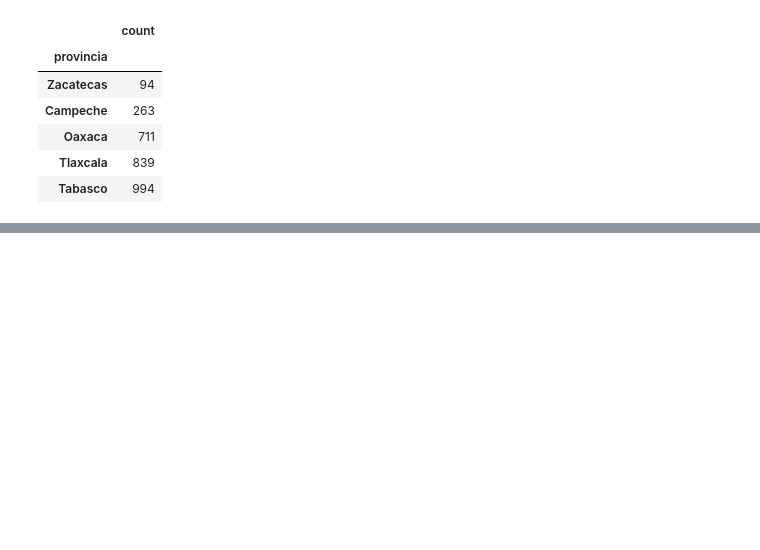
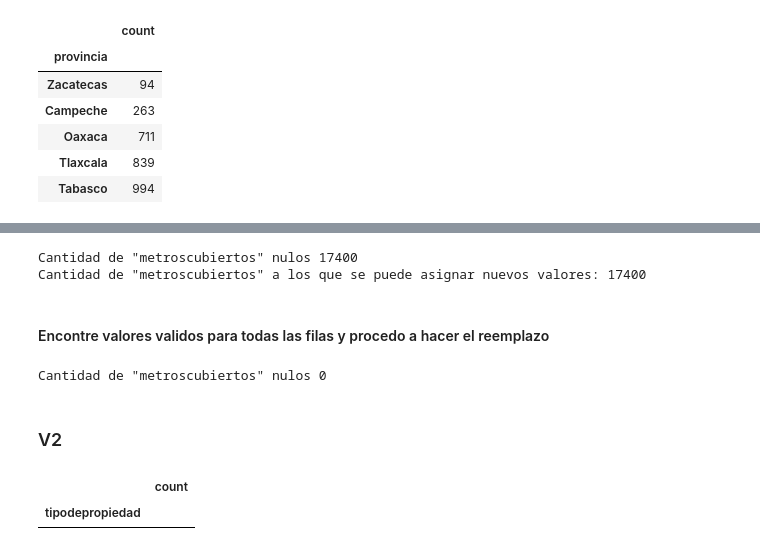
Before and after one commit to sebapenna/OrganizacionDeDatos, a Jupyter notebook: Analisis Ivo.ipynb, the cells around one changed output, grey strips where cells are left out. Drawn from its saved outputs; the diff is of its cells as text; code cells hidden in the pictures; blank space fills up the shorter version.

```diff
--- a/Analisis Ivo.ipynb
+++ b/Analisis Ivo.ipynb
@@ -10,7 +10,7 @@ pd.set_option('display.float_format', '{:.2f}'.format)
 # pd.set_option('mode.chained_assignment', None) # Deshabilita SettingWithCopyWarning. Ojo.
 # %%
 # Cargamos el dataframe
-df = pd.read_csv('../data/train.csv', index_col='id', parse_dates=['fecha'])
+df = pd.read_csv('data/train.csv', index_col='id', parse_dates=['fecha'])
 # %%
 df.shape
 # %% [output]
@@ -167,0 +172,3 @@ provincias.head()
+# %%
+df['metrostotales'] = np.where(df['metrostotales'].isnull() & df['metroscubiertos'].notnull(), df['metroscubiertos'], df['metrostotales'])
+print('Cantidad de "metrostotales" nulos ' + str(df['metrostotales'].isnull().sum()))
@@ -167,0 +179,29 @@ provincias.head()
+# %%
+print('Cantidad de "metroscubiertos" nulos ' + str(df['metroscubiertos'].isnull().sum()))
+nullosLimpiables = df[ df['metroscubiertos'].isnull() & df['metrostotales'].notnull()]
+coincidencias = nullosLimpiables.shape[0]
+print('Cantidad de "metroscubiertos" a los que se puede asignar nuevos valores: ' + str(coincidencias))
+# %% [output]
+Cantidad de "metroscubiertos" nulos 17400
+Cantidad de "metroscubiertos" a los que se puede asignar nuevos valores: 17400
+# %% [markdown]
+#### Encontre valores validos para todas las filas y procedo a hacer el reemplazo
+# %%
+df['metroscubiertos'] = np.where(df['metroscubiertos'].isnull() & df['metrostotales'].notnull(), df['metrostotales'], df['metroscubiertos'])
+print('Cantidad de "metroscubiertos" nulos ' + str(df['metroscubiertos'].isnull().sum()))
+# %% [output]
+Cantidad de "metroscubiertos" nulos 0
+# %% [markdown]
+### V2
+# %%
+metrosNull = df.copy()
+metrosNull['totalesNull'] = np.where(metrosNull['metrostotales'].isnull(), True, False)
+metrosNull['cubiertosNull'] = np.where(metrosNull['metroscubiertos'].isnull(), True, False)
+# %%
+tipoTotalesNull = pd.DataFrame(metrosNull[metrosNull['totalesNull'] == True], columns=['tipodepropiedad'])
+tipoTotalesNull = tipoTotalesNull["tipodepropiedad"].groupby(tipoTotalesNull['tipodepropiedad']).agg({'count'})
+tipoTotalesNull = tipoTotalesNull[ tipoTotalesNull['count'] > 0].sort_values(by=["count"], ascending = False)
+tipoTotalesNull.head()
+# %% [output]
+|  | count |
+| tipodepropiedad |  |
```
Also changed, not shown: parts of 31 cells of this notebook, 2 other files.
